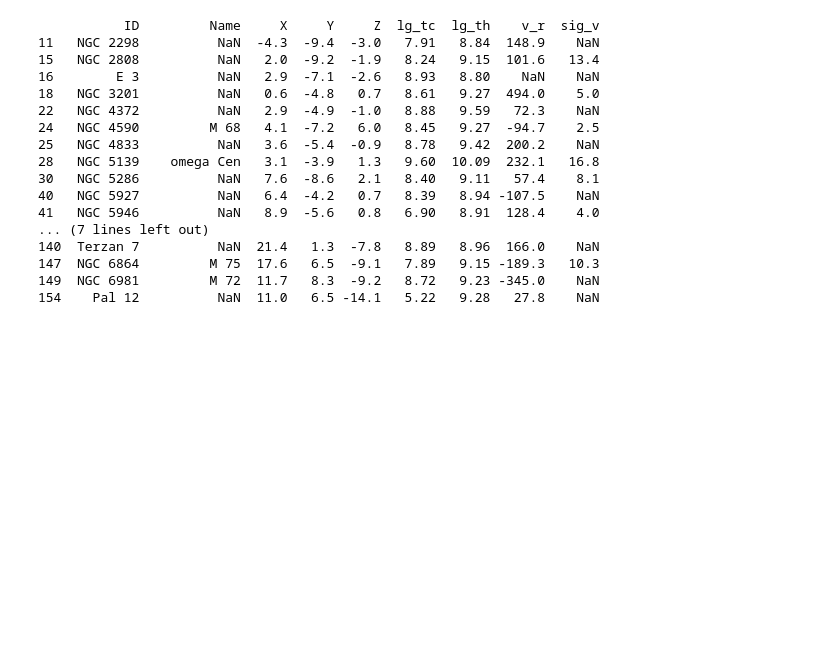
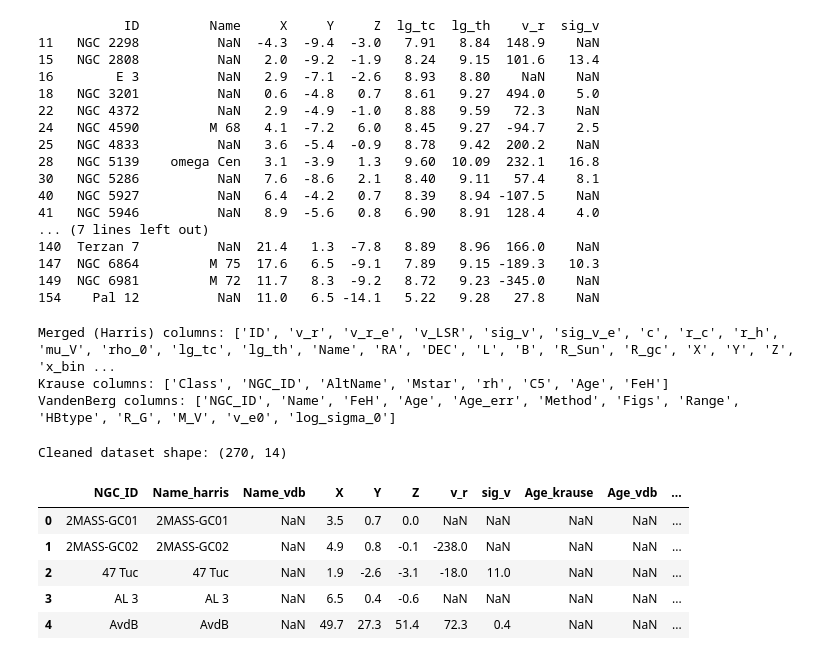
Before and after one commit to ashhad3353/phys3116_I_don-t_know, a Jupyter notebook: src/exterior_cluster.ipynb, the cells around one changed output. Cells and saved outputs as stored; diff of their text form; code cells hidden in the pictures; blank space fills up the shorter version.

```diff
--- a/src/exterior_cluster.ipynb
+++ b/src/exterior_cluster.ipynb
@@ -83,3 +82,72 @@ print(least_dense_clusters[['ID','Name','X','Y','Z','lg_tc','lg_th','v_r','sig_v
 147  NGC 6864         M 75  17.6   6.5  -9.1   7.89   9.15 -189.3   10.3
 149  NGC 6981         M 72  11.7   8.3  -9.2   8.72   9.23 -345.0    NaN
 154    Pal 12          NaN  11.0   6.5 -14.1   5.22   9.28   27.8    NaN
+# %%
+print("Merged (Harris) columns:", merged.columns.tolist())
+print("Krause columns:", krause.columns.tolist())
+print("VandenBerg columns:", vdb.columns.tolist())
+# %% [output]
+Merged (Harris) columns: ['ID', 'v_r', 'v_r_e', 'v_LSR', 'sig_v', 'sig_v_e', 'c', 'r_c', 'r_h', 'mu_V', 'rho_0', 'lg_tc', 'lg_th', 'Name', 'RA', 'DEC', 'L', 'B', 'R_Sun', 'R_gc', 'X', 'Y', 'Z', 'x_bin ...
+Krause columns: ['Class', 'NGC_ID', 'AltName', 'Mstar', 'rh', 'C5', 'Age', 'FeH']
+VandenBerg columns: ['NGC_ID', 'Name', 'FeH', 'Age', 'Age_err', 'Method', 'Figs', 'Range', 'HBtype', 'R_G', 'M_V', 'v_e0', 'log_sigma_0']
+# %%
+# Merging all 3 (merged Harris[merged earlier] , Krause21, vandenBerg) datasets
+krause = pd.read_csv('/Users/ashhadkhan/Desktop/PHYS3116/computational stuff/phys3116_I_don-t_know/data/Krause21.csv')
+vdb = pd.read_csv('/Users/ashhadkhan/Desktop/PHYS3116/computational stuff/phys3116_I_don-t_know/data/vandenBerg_table2.csv')
+
+merged = pd.merge(partIII, partI, on='ID', how='inner')
+merged['NGC_ID'] = merged['ID']
+
+# Standardize Krause NGC_ID
+if 'Object' in krause.columns:
+    krause.rename(columns={'Object': 'NGC_ID'}, inplace=True)
+
+# Standardize VandenBerg NGC_ID
+if '#NGC' in vdb.columns:
+    vdb.rename(columns={'#NGC': 'NGC_ID'}, inplace=True)
+
+vdb['NGC_ID'] = pd.to_numeric(vdb['NGC_ID'], errors='coerce')
+vdb = vdb.dropna(subset=['NGC_ID'])
+vdb['NGC_ID'] = vdb['NGC_ID'].astype(int).apply(lambda x: f"NGC {x}")
+
+# Merge all three datasets
+merged_all = (
+    merged
+    .merge(krause, on='NGC_ID', how='outer', suffixes=('_harris', '_krause'))
+    .merge(vdb, on='NGC_ID', how='outer', suffixes=('', '_vdb'))
+)
+
+# Remove duplicate columns
+merged_all = merged_all.loc[:, ~merged_all.columns.duplicated()]
+
+
+# Standardize naming
+merged_all_clean = merged_all_clean.rename(columns={
+    'Name': 'Name_harris',
+    'Age': 'Age_krause',
+    'FeH': 'FeH_krause'
+})
+
+# Combine ages & metallicities (take mean where both available)
+merged_all_clean['Age_combined'] = merged_all_clean[['Age_krause', 'Age_vdb']].mean(axis=1)
+merged_all_clean['FeH_combined'] = merged_all_clean[['FeH_krause', 'FeH_vdb']].mean(axis=1)
+
+# Keep only important columns for science analysis
+cols_to_keep = [
+    'NGC_ID', 'Name_harris', 'Name_vdb',
+    'X', 'Y', 'Z', 'v_r', 'sig_v',
+    'Age_krause', 'Age_vdb', 'Age_combined',
+    'FeH_krause', 'FeH_vdb', 'FeH_combined'
+]
+merged_all_clean = merged_all_clean[cols_to_keep]
+
+print("Cleaned dataset shape:", merged_all_clean.shape)
+merged_all_clean.head()
+# %% [output]
+Cleaned dataset shape: (270, 14)
+|  | NGC_ID | Name_harris | Name_vdb | X | Y | Z | v_r | sig_v | Age_krause | Age_vdb | ... |
+| 0 | 2MASS-GC01 | 2MASS-GC01 | NaN | 3.5 | 0.7 | 0.0 | NaN | NaN | NaN | NaN | ... |
+| 1 | 2MASS-GC02 | 2MASS-GC02 | NaN | 4.9 | 0.8 | -0.1 | -238.0 | NaN | NaN | NaN | ... |
+| 2 | 47 Tuc | 47 Tuc | NaN | 1.9 | -2.6 | -3.1 | -18.0 | 11.0 | NaN | NaN | ... |
+| 3 | AL 3 | AL 3 | NaN | 6.5 | 0.4 | -0.6 | NaN | NaN | NaN | NaN | ... |
+| 4 | AvdB | AvdB | NaN | 49.7 | 27.3 | 51.4 | 72.3 | 0.4 | NaN | NaN | ... |
```
Also changed, not shown: parts of 6 cells of this notebook.
